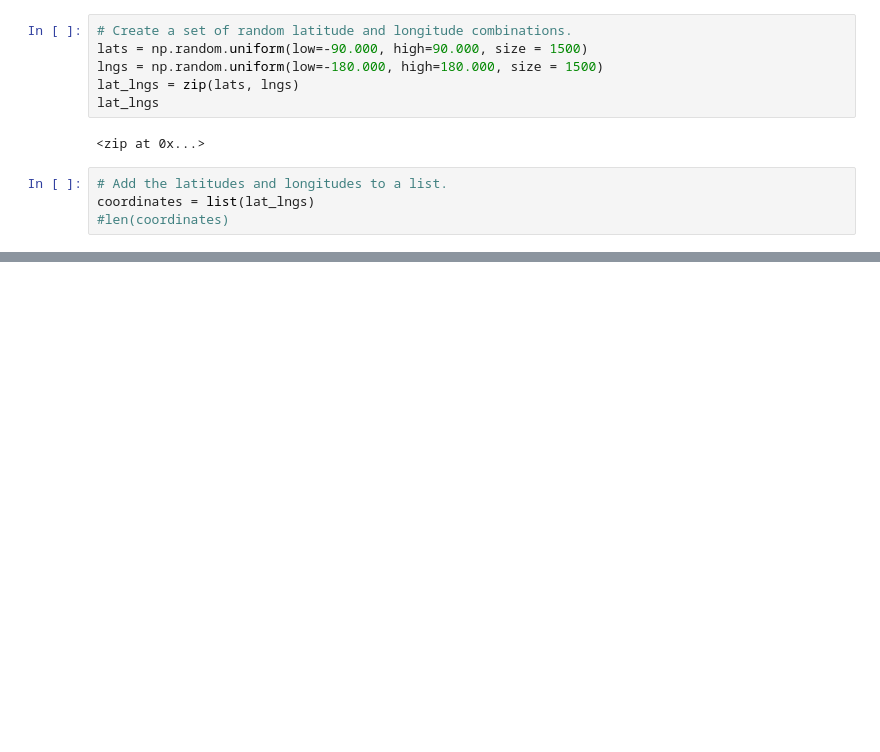
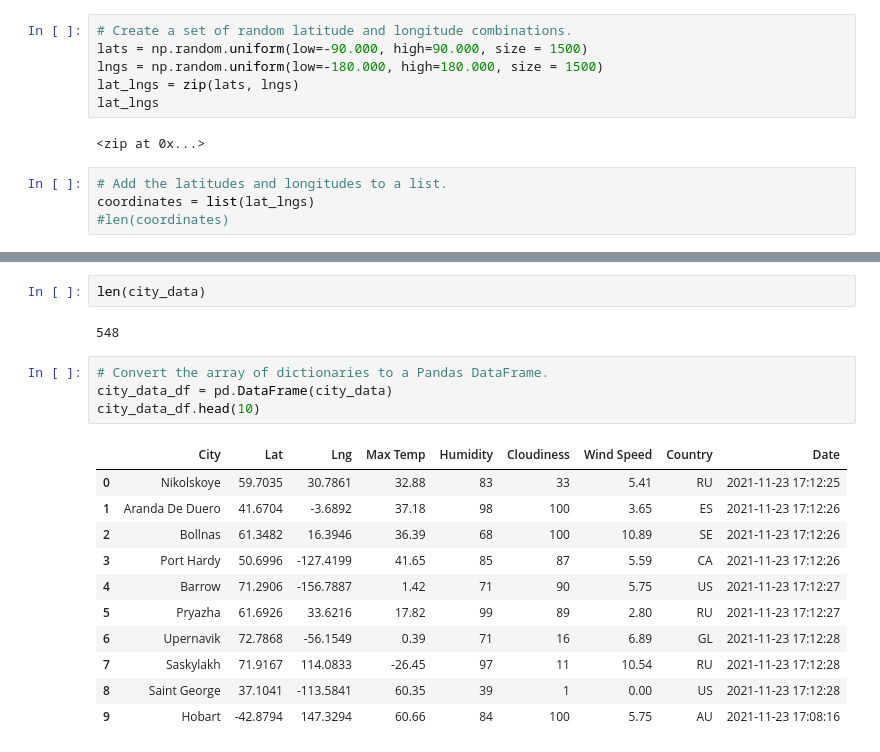
Before and after one commit to namu12345/World_Weather_Analysis, a Jupyter notebook: WeatherPy.ipynb, the cells around one changed output, grey strips where cells are left out. Saved outputs shown, nothing was run; the diff lists cells and outputs as text; blank space fills up the shorter version.

```diff
--- a/WeatherPy.ipynb
+++ b/WeatherPy.ipynb
@@ -32,0 +122,20 @@ len(cities)
+# %%
+len(city_data)
+# %% [output]
+548
+# %%
+# Convert the array of dictionaries to a Pandas DataFrame.
+city_data_df = pd.DataFrame(city_data)
+city_data_df.head(10)
+# %% [output]
+|  | City | Lat | Lng | Max Temp | Humidity | Cloudiness | Wind Speed | Country | Date |
+| 0 | Nikolskoye | 59.7035 | 30.7861 | 32.88 | 83 | 33 | 5.41 | RU | 2021-11-23 17:12:25 |
+| 1 | Aranda De Duero | 41.6704 | -3.6892 | 37.18 | 98 | 100 | 3.65 | ES | 2021-11-23 17:12:26 |
+| 2 | Bollnas | 61.3482 | 16.3946 | 36.39 | 68 | 100 | 10.89 | SE | 2021-11-23 17:12:26 |
+| 3 | Port Hardy | 50.6996 | -127.4199 | 41.65 | 85 | 87 | 5.59 | CA | 2021-11-23 17:12:26 |
+| 4 | Barrow | 71.2906 | -156.7887 | 1.42 | 71 | 90 | 5.75 | US | 2021-11-23 17:12:27 |
+| 5 | Pryazha | 61.6926 | 33.6216 | 17.82 | 99 | 89 | 2.80 | RU | 2021-11-23 17:12:27 |
+| 6 | Upernavik | 72.7868 | -56.1549 | 0.39 | 71 | 16 | 6.89 | GL | 2021-11-23 17:12:28 |
+| 7 | Saskylakh | 71.9167 | 114.0833 | -26.45 | 97 | 11 | 10.54 | RU | 2021-11-23 17:12:28 |
+| 8 | Saint George | 37.1041 | -113.5841 | 60.35 | 39 | 1 | 0.00 | US | 2021-11-23 17:12:28 |
+| 9 | Hobart | -42.8794 | 147.3294 | 60.66 | 84 | 100 | 5.75 | AU | 2021-11-23 17:08:16 |
```
Also changed, not shown: parts of 7 cells of this notebook, 4 other files.
